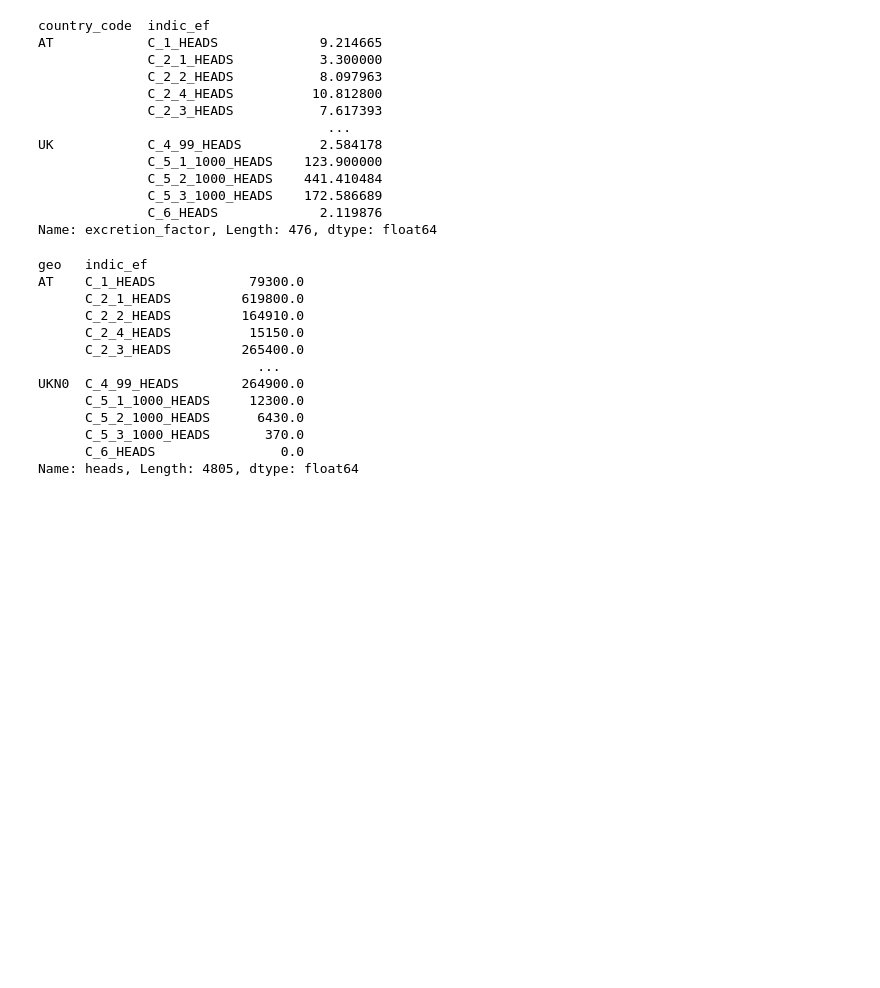
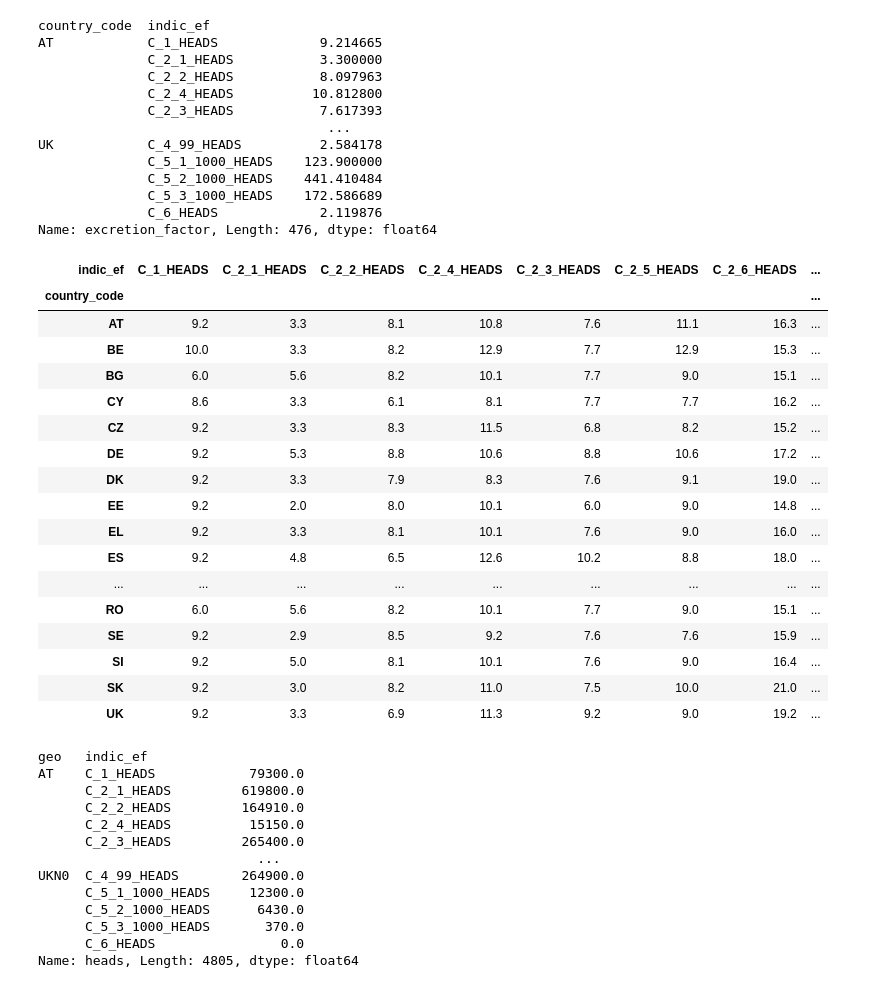
Before and after one commit to rasmuse/subnational-p-budgets, a Jupyter notebook: Manure.ipynb, the cells around one changed output. Saved outputs shown, nothing was run; the diff lists cells and outputs as text; code cells hidden in the pictures; blank space fills up the shorter version.

```diff
--- a/Manure.ipynb
+++ b/Manure.ipynb
@@ -208,6 +208,27 @@ UK            C_4_99_HEADS          2.584178
               C_5_3_1000_HEADS    172.586689
               C_6_HEADS             2.119876
 Name: excretion_factor, Length: 476, dtype: float64
+# %%
+fss_excretion_factors.unstack().round(1)
+# %% [output]
+| indic_ef | C_1_HEADS | C_2_1_HEADS | C_2_2_HEADS | C_2_4_HEADS | C_2_3_HEADS | C_2_5_HEADS | C_2_6_HEADS | ... |
+| country_code |  |  |  |  |  |  |  | ... |
+| AT | 9.2 | 3.3 | 8.1 | 10.8 | 7.6 | 11.1 | 16.3 | ... |
+| BE | 10.0 | 3.3 | 8.2 | 12.9 | 7.7 | 12.9 | 15.3 | ... |
+| BG | 6.0 | 5.6 | 8.2 | 10.1 | 7.7 | 9.0 | 15.1 | ... |
+| CY | 8.6 | 3.3 | 6.1 | 8.1 | 7.7 | 7.7 | 16.2 | ... |
+| CZ | 9.2 | 3.3 | 8.3 | 11.5 | 6.8 | 8.2 | 15.2 | ... |
+| DE | 9.2 | 5.3 | 8.8 | 10.6 | 8.8 | 10.6 | 17.2 | ... |
+| DK | 9.2 | 3.3 | 7.9 | 8.3 | 7.6 | 9.1 | 19.0 | ... |
+| EE | 9.2 | 2.0 | 8.0 | 10.1 | 6.0 | 9.0 | 14.8 | ... |
+| EL | 9.2 | 3.3 | 8.1 | 10.1 | 7.6 | 9.0 | 16.0 | ... |
+| ES | 9.2 | 4.8 | 6.5 | 12.6 | 10.2 | 8.8 | 18.0 | ... |
+| ... | ... | ... | ... | ... | ... | ... | ... | ... |
+| RO | 6.0 | 5.6 | 8.2 | 10.1 | 7.7 | 9.0 | 15.1 | ... |
+| SE | 9.2 | 2.9 | 8.5 | 9.2 | 7.6 | 7.6 | 15.9 | ... |
+| SI | 9.2 | 5.0 | 8.1 | 10.1 | 7.6 | 9.0 | 16.4 | ... |
+| SK | 9.2 | 3.0 | 8.2 | 11.0 | 7.5 | 10.0 | 21.0 | ... |
+| UK | 9.2 | 3.3 | 6.9 | 11.3 | 9.2 | 9.0 | 19.2 | ... |
 # %%
 included_livestock = (
     livestock_pop
```
Also changed, not shown: parts of 5 cells of this notebook.
